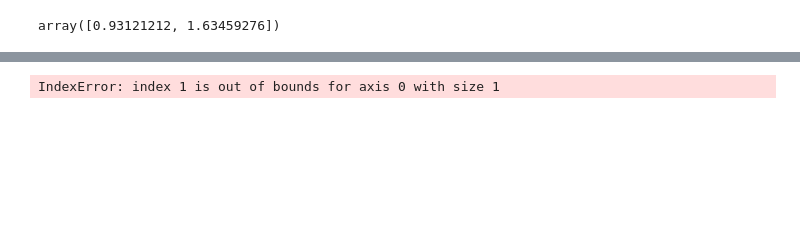
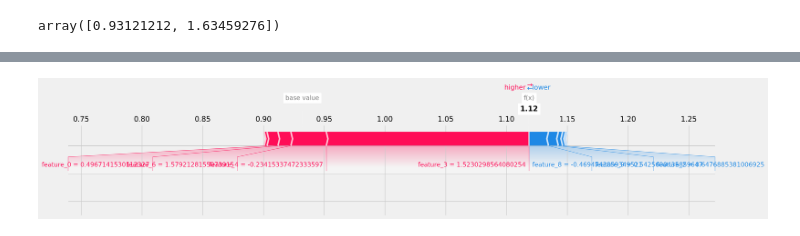
Before and after one commit to uber/causalml, a Jupyter notebook: docs/examples/causal_trees_interpretation.ipynb, the cells around one changed output, grey strips where cells are left out. Saved outputs shown, nothing was run; the diff lists cells and outputs as text; code cells hidden in the pictures; blank space fills up the shorter version.

```diff
--- a/docs/examples/causal_trees_interpretation.ipynb
+++ b/docs/examples/causal_trees_interpretation.ipynb
@@ -156,12 +200,18 @@ IndexError: index 1 is out of bounds for axis 0 with size 1
 # %%
+# CausalRandomForest
 # Tree Explainer for treatment=0
-cforest_explainer = shap.TreeExplainer(crforest)
 shap.initjs()
+
+treatment_idx = 0
 shap_values = cforest_explainer.shap_values(observation)
-shap.force_plot(cforest_explainer.expected_value[0],
-                shap_values[0],
-                observation)
+
+shap.force_plot(
+    base_value=np.array([cforest_explainer.expected_value[treatment_idx]]),
+    shap_values=shap_values[:, :, treatment_idx],
+    features=observation,
+    matplotlib=True
+)
 # %% [output]
 [interactive output not drawn]
-IndexError: index 1 is out of bounds for axis 0 with size 1
+[figure, added]
 # %%
```
Also changed, not shown: parts of 30 cells of this notebook.
